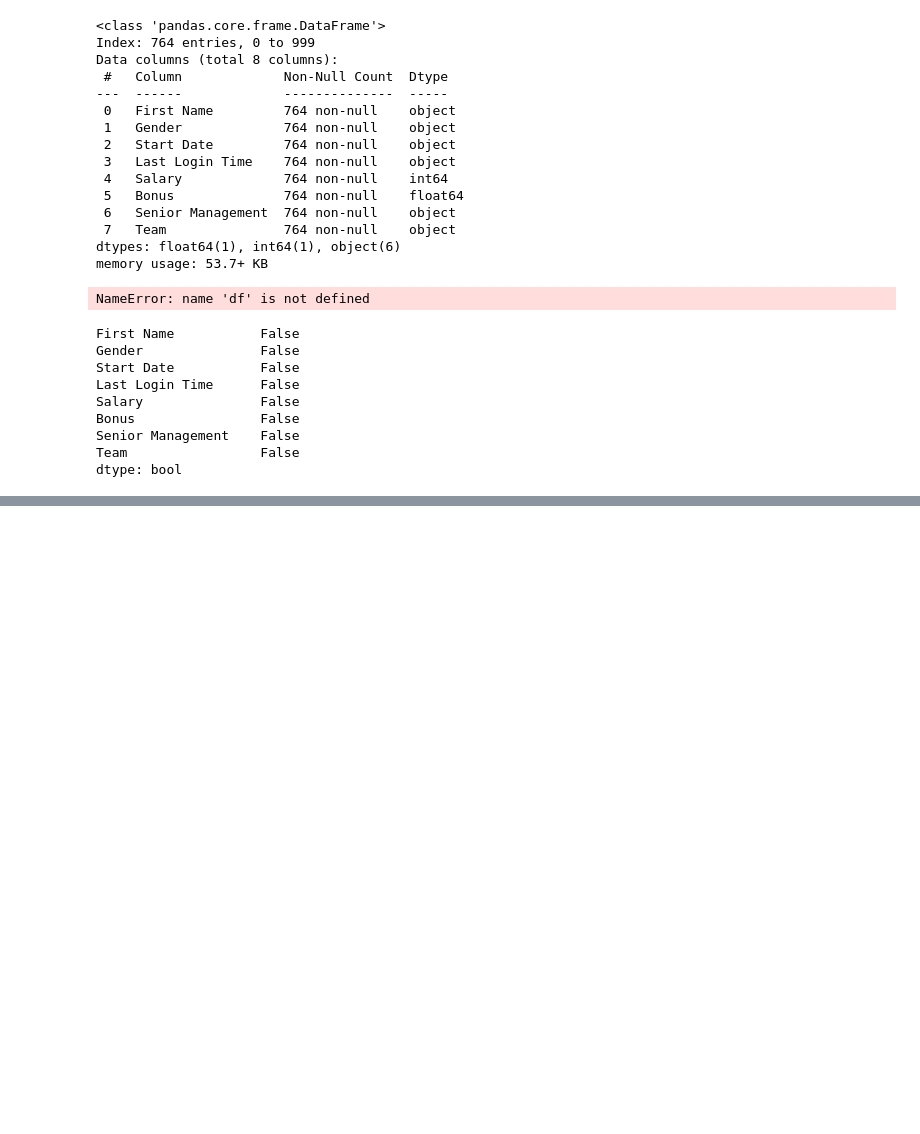
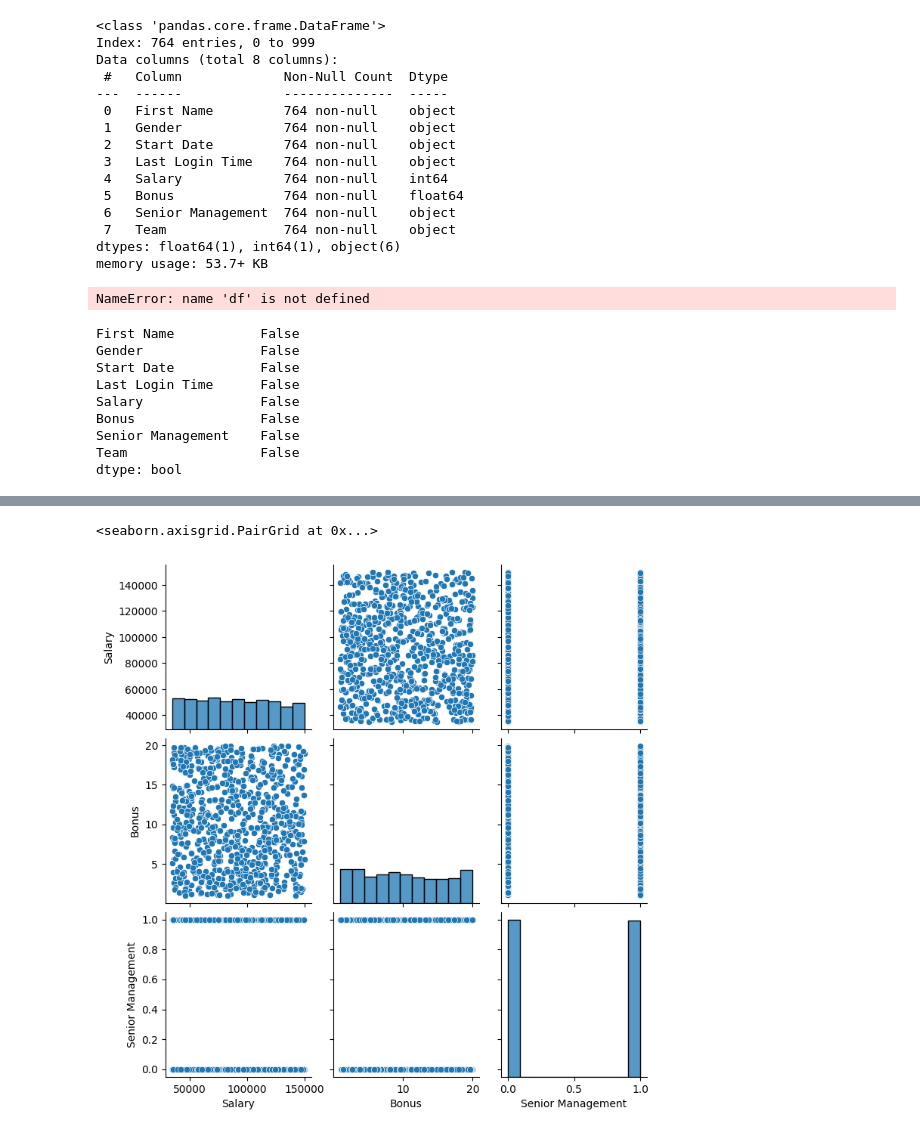
Before and after one commit to devmanagement23/numpyproject1, a Jupyter notebook: EmployeeDataAnaylsis.ipynb, the cells around one changed output, grey strips where cells are left out. Drawn from its saved outputs; the diff is of its cells as text; code cells hidden in the pictures; blank space fills up the shorter version.

```diff
--- a/EmployeeDataAnaylsis.ipynb
+++ b/EmployeeDataAnaylsis.ipynb
@@ -447,0 +507,5 @@ dtype: bool
+# %%
+sns.pairplot(df4)
+# %% [output]
+<seaborn.axisgrid.PairGrid at 0x...>
+[figure, added]
```
Also changed, not shown: parts of 12 cells of this notebook, 5 other files.
